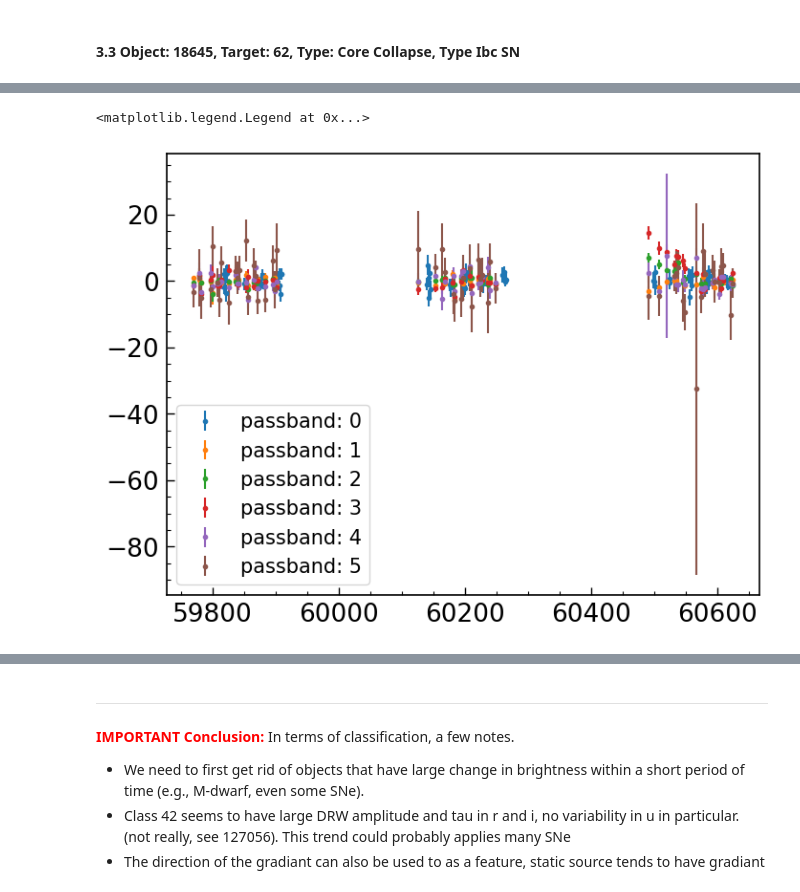
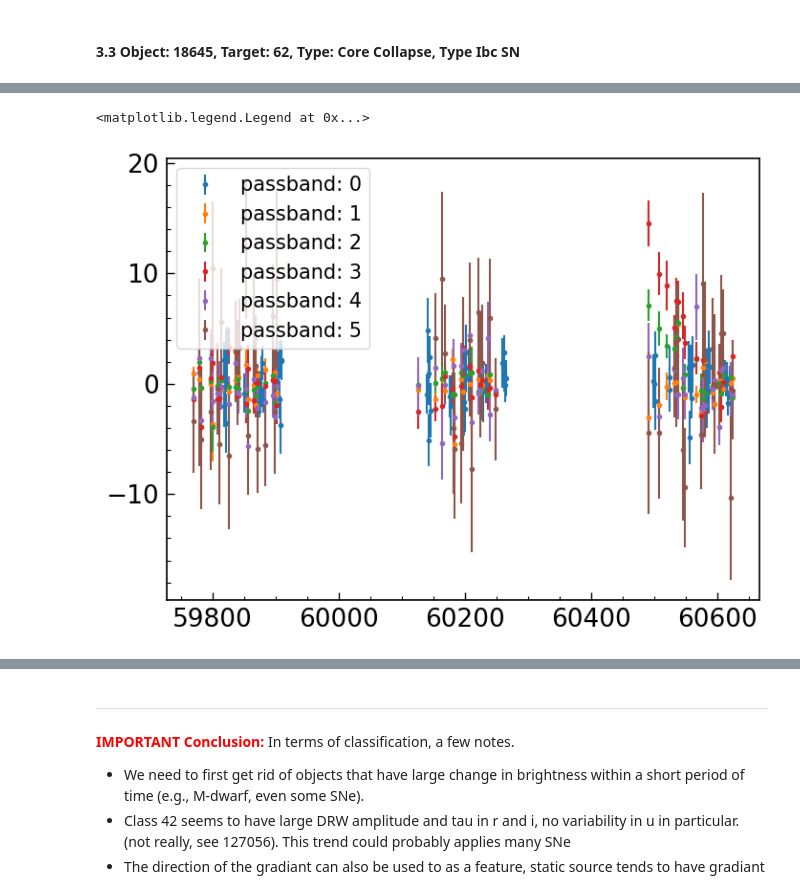
Before and after one commit to laofei177/plasticc_carma, a Jupyter notebook: notebooks/01_EDA.ipynb, the cells around one changed output, grey strips where cells are left out. Saved outputs shown, nothing was run; the diff lists cells and outputs as text; code cells hidden in the pictures.

```diff
--- a/notebooks/01_EDA.ipynb
+++ b/notebooks/01_EDA.ipynb
@@ -592,5 +571,5 @@ array([7.69800000e+03, 1.83156389e-02, 7.25637406e-01, 3.34070281e+00,
 # %%
-for band in range(0,4):
+for band in range(0,6):
     lc_g = lc2[lc2.passband == band]
     plot_pred_drw_lc(lc_g, best_fit[band+1], best_fit[band+1+6], time_col='mjd',
                      y_col='flux', yerr_col='flux_err')
@@ -612,17 +593,17 @@ meta
 # %%
 lc = train_lc[train_lc.object_id == 18645]
 max_err = np.percentile(lc.flux_err, 99)
-# lc = lc[lc.flux_err < max_err]
+lc = lc[lc.flux_err < max_err]
 # lc['flux'] -= lc['flux'].min()
 for band in range(6):
     lc_per_f = lc[lc.passband == band]
     plt.errorbar(lc_per_f.mjd, lc_per_f.flux, lc_per_f.flux_err, fmt='.',
         label=f'passband: {band}')
 #     scale_y =np.log(lc_per_f.flux+meta[f'tflux_{bands[band]}'].values[0])
 #     plt.scatter(lc_per_f.mjd, scale_y - np.mean(scale_y), s=2,
 #         label=f'passband: {band}')
 plt.legend(fontsize=15)
 # %% [output]
 <matplotlib.legend.Legend at 0x...>
-[figure, old version]
+[figure, new version]
 # %%
```
Also changed, not shown: parts of 15 cells of this notebook, 1 other file.
